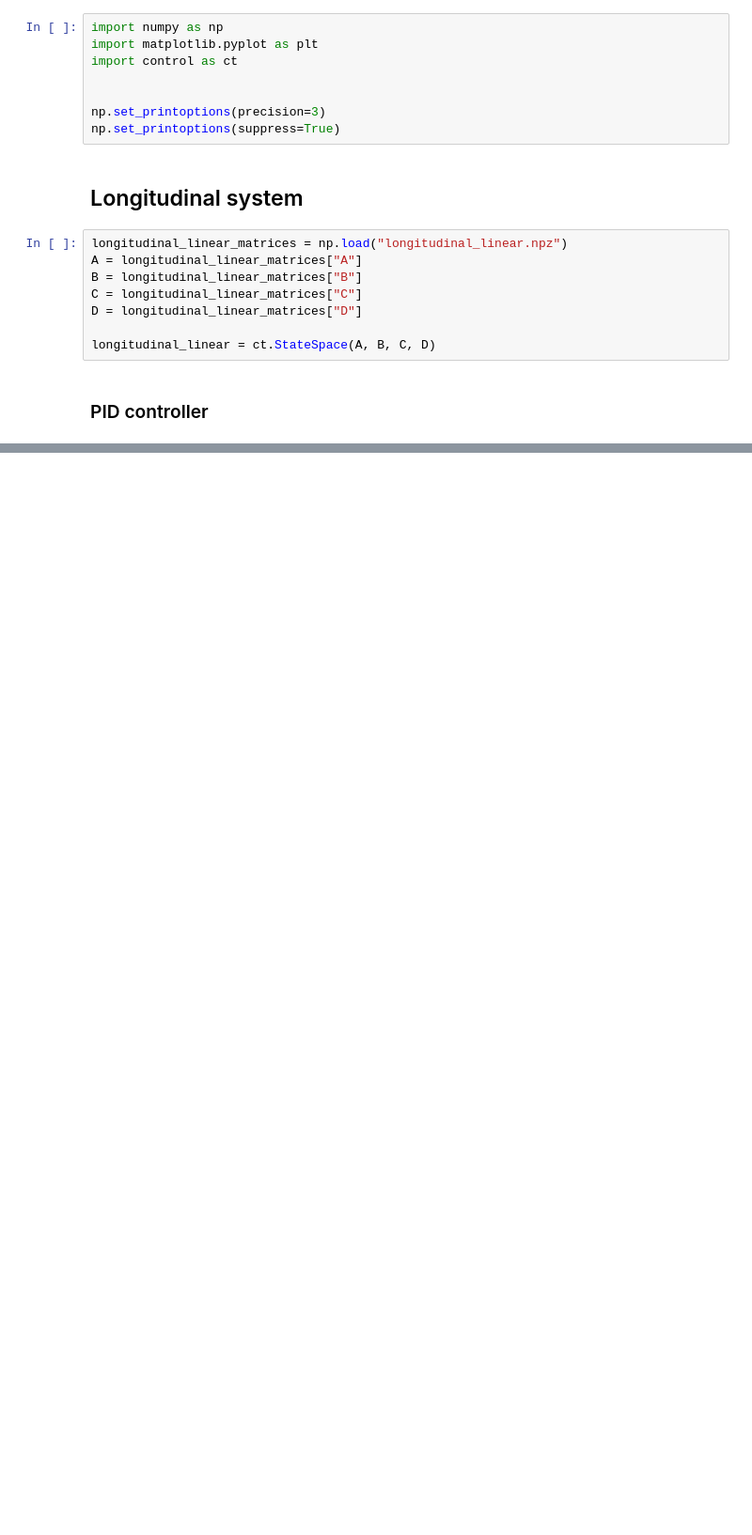
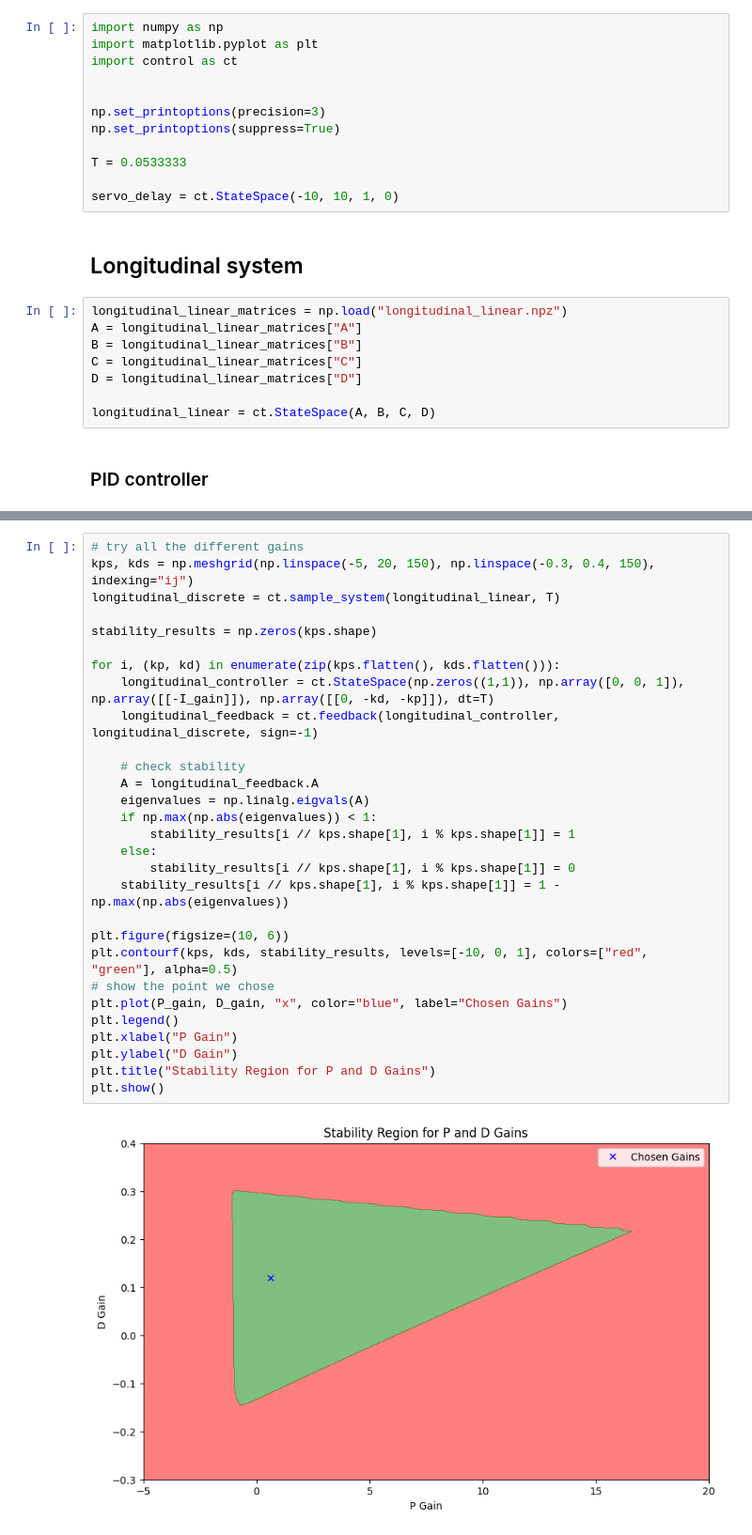
Before and after one commit to gregora/Wright, a Jupyter notebook: control_systems.ipynb, the cells around one changed output, grey strips where cells are left out. Shown at 94% size. Saved outputs shown, nothing was run; the diff lists cells and outputs as text; blank space fills up the shorter version.

```diff
--- a/control_systems.ipynb
+++ b/control_systems.ipynb
@@ -8,6 +8,10 @@ import control as ct
 
 np.set_printoptions(precision=3)
 np.set_printoptions(suppress=True)
+
+T = 0.0533333
+
+servo_delay = ct.StateSpace(-10, 10, 1, 0)
 # %% [markdown]
 ## Longitudinal system
 # %%
@@ -100,0 +72,31 @@ print(x)
+# %%
+# try all the different gains
+kps, kds = np.meshgrid(np.linspace(-5, 20, 150), np.linspace(-0.3, 0.4, 150), indexing="ij")
+longitudinal_discrete = ct.sample_system(longitudinal_linear, T)
+
+stability_results = np.zeros(kps.shape)
+
+for i, (kp, kd) in enumerate(zip(kps.flatten(), kds.flatten())):
+    longitudinal_controller = ct.StateSpace(np.zeros((1,1)), np.array([0, 0, 1]), np.array([[-I_gain]]), np.array([[0, -kd, -kp]]), dt=T)
+    longitudinal_feedback = ct.feedback(longitudinal_controller, longitudinal_discrete, sign=-1)
+
+    # check stability
+    A = longitudinal_feedback.A
+    eigenvalues = np.linalg.eigvals(A)
+    if np.max(np.abs(eigenvalues)) < 1:
+        stability_results[i // kps.shape[1], i % kps.shape[1]] = 1
+    else:
+        stability_results[i // kps.shape[1], i % kps.shape[1]] = 0
+    stability_results[i // kps.shape[1], i % kps.shape[1]] = 1 - np.max(np.abs(eigenvalues))
+
+plt.figure(figsize=(10, 6))
+plt.contourf(kps, kds, stability_results, levels=[-10, 0, 1], colors=["red", "green"], alpha=0.5)
+# show the point we chose
+plt.plot(P_gain, D_gain, "x", color="blue", label="Chosen Gains")
+plt.legend()
+plt.xlabel("P Gain")
+plt.ylabel("D Gain")
+plt.title("Stability Region for P and D Gains")
+plt.show()
+# %% [output]
+[figure, added]
```
Also changed, not shown: parts of 4 cells of this notebook.
